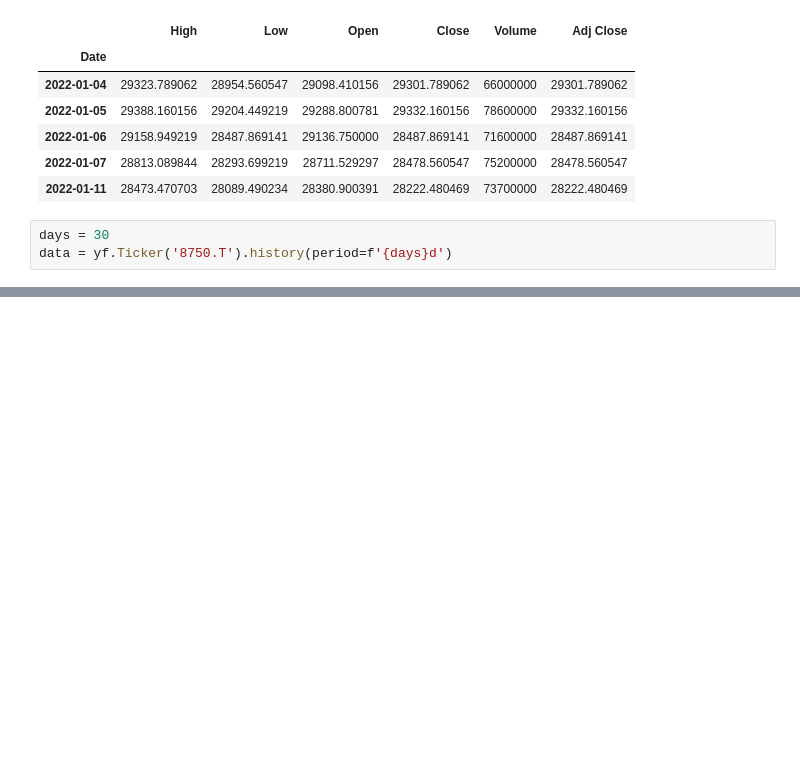
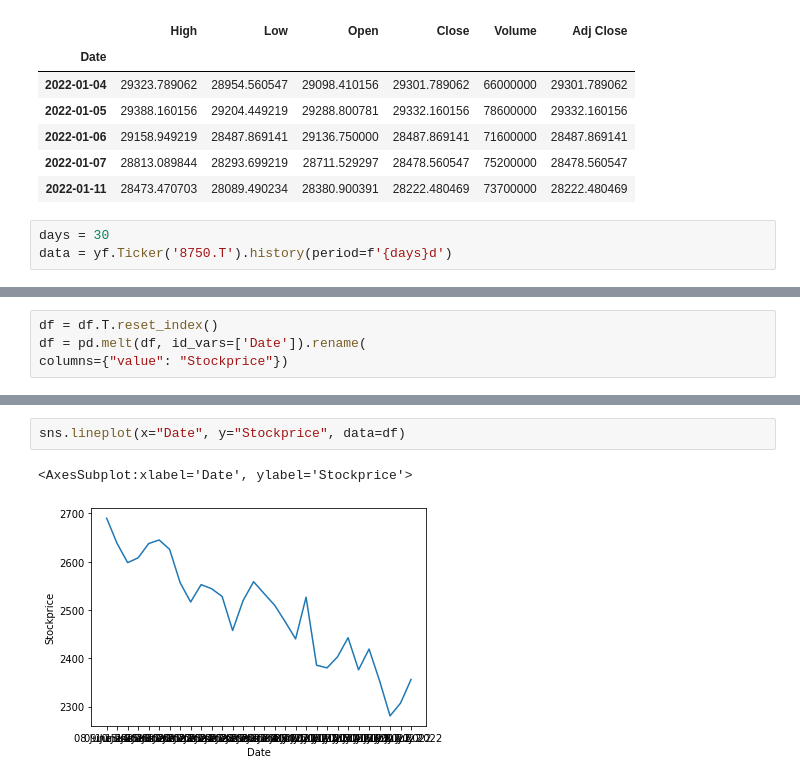
Before and after one commit to kentarokk/stock_visualization2, a Jupyter notebook: test.ipynb, the cells around one changed output, grey strips where cells are left out. Saved outputs shown, nothing was run; the diff lists cells and outputs as text; blank space fills up the shorter version.

Commit message:
add graph

```diff
--- a/test.ipynb
+++ b/test.ipynb
@@ -46,0 +73,4 @@ data.head()
+# %%
+df = df.T.reset_index()
+df = pd.melt(df, id_vars=['Date']).rename(
+columns={"value": "Stockprice"})
@@ -46,0 +86,5 @@ data.head()
+# %%
+sns.lineplot(x="Date", y="Stockprice", data=df)
+# %% [output]
+<AxesSubplot:xlabel='Date', ylabel='Stockprice'>
+[figure, added]
```
Also changed, not shown: parts of 11 cells of this notebook, 1 other file.
